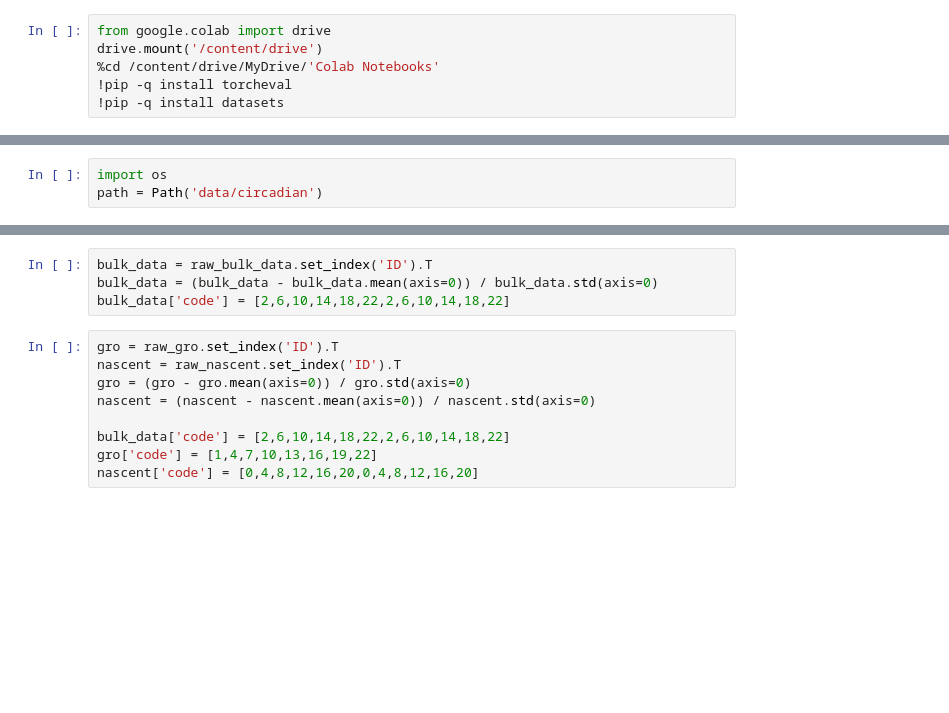
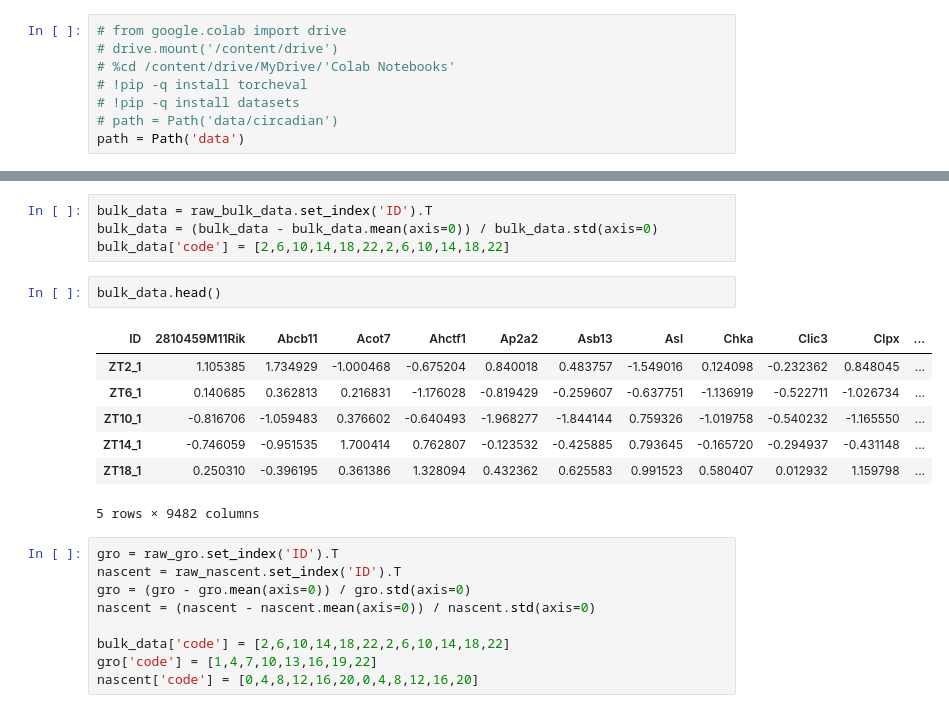
Before and after one commit to galopyz/hprc, a Jupyter notebook: circadian21.ipynb, the cells around one changed output, grey strips where cells are left out. Saved outputs shown, nothing was run; the diff lists cells and outputs as text; blank space fills up the shorter version.

Commit message:
Work on the batch data

```diff
--- a/circadian21.ipynb
+++ b/circadian21.ipynb
@@ -20,8 +23,10 @@ Clean version
 # %% [markdown]
 ## Import libraries
 # %%
-from google.colab import drive
-drive.mount('/content/drive')
-%cd /content/drive/MyDrive/'Colab Notebooks'
-!pip -q install torcheval
-!pip -q install datasets
+# from google.colab import drive
+# drive.mount('/content/drive')
+# %cd /content/drive/MyDrive/'Colab Notebooks'
+# !pip -q install torcheval
+# !pip -q install datasets
+# path = Path('data/circadian')
+path = Path('data')
@@ -53,9 +55,6 @@ from torch.optim import lr_scheduler
 from torch import tensor,nn,optim
 
 import fastcore.all as fc
-# %%
-import os
-path = Path('data/circadian')
 # %%
 loss_func = F.mse_loss
 # %%
@@ -120,6 +139,16 @@ raw_bulk_data = pd.read_csv(path/'RNA.csv', low_memory=False)
 bulk_data = raw_bulk_data.set_index('ID').T
 bulk_data = (bulk_data - bulk_data.mean(axis=0)) / bulk_data.std(axis=0)
 bulk_data['code'] = [2,6,10,14,18,22,2,6,10,14,18,22]
+# %%
+bulk_data.head()
+# %% [output]
+| ID | 2810459M11Rik | Abcb11 | Acot7 | Ahctf1 | Ap2a2 | Asb13 | Asl | Chka | Clic3 | Clpx | ... |
+| ZT2_1 | 1.105385 | 1.734929 | -1.000468 | -0.675204 | 0.840018 | 0.483757 | -1.549016 | 0.124098 | -0.232362 | 0.848045 | ... |
+| ZT6_1 | 0.140685 | 0.362813 | 0.216831 | -1.176028 | -0.819429 | -0.259607 | -0.637751 | -1.136919 | -0.522711 | -1.026734 | ... |
+| ZT10_1 | -0.816706 | -1.059483 | 0.376602 | -0.640493 | -1.968277 | -1.844144 | 0.759326 | -1.019758 | -0.540232 | -1.165550 | ... |
+| ZT14_1 | -0.746059 | -0.951535 | 1.700414 | 0.762807 | -0.123532 | -0.425885 | 0.793645 | -0.165720 | -0.294937 | -0.431148 | ... |
+| ZT18_1 | 0.250310 | -0.396195 | 0.361386 | 1.328094 | 0.432362 | 0.625583 | 0.991523 | 0.580407 | 0.012932 | 1.159798 | ... |
+5 rows × 9482 columns
 # %%
 gro = raw_gro.set_index('ID').T
 nascent = raw_nascent.set_index('ID').T
```
Also changed, not shown: parts of 8 cells of this notebook.
